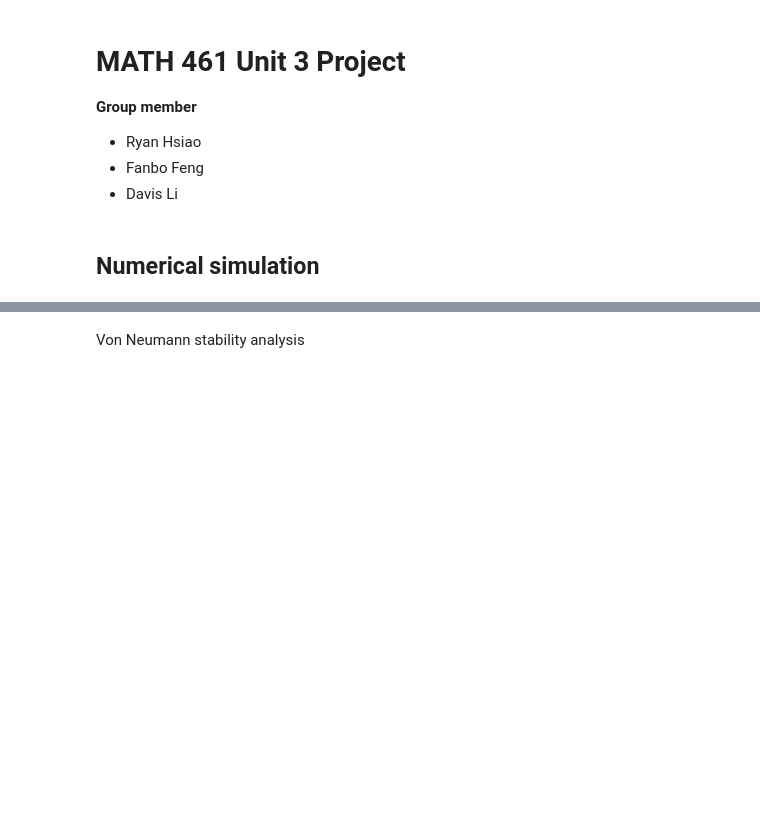
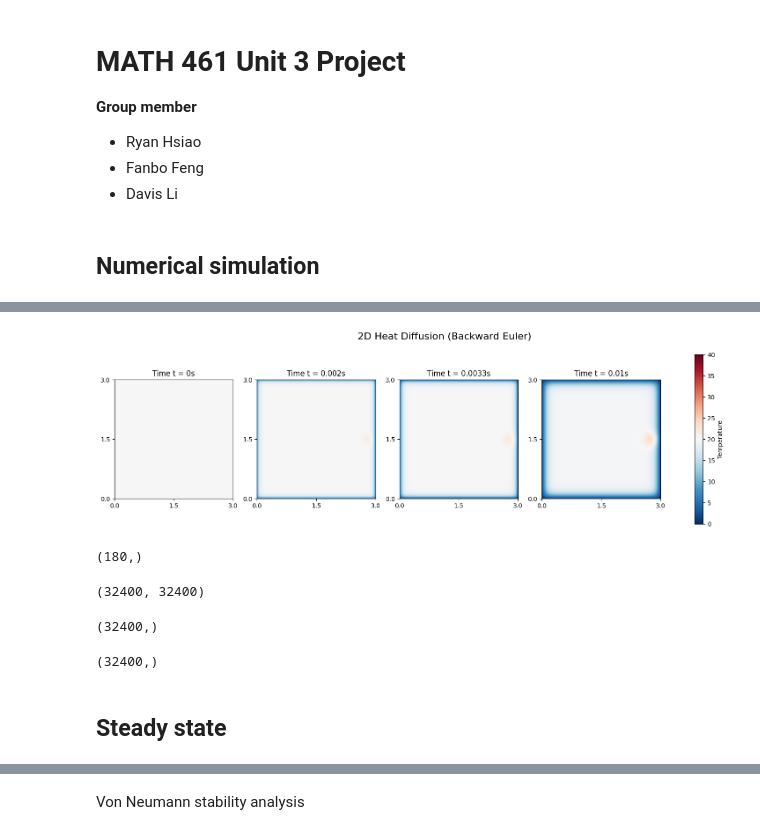
Before and after one commit to tusm06/MATH461_Unit03, a Jupyter notebook: main.ipynb, the cells around one changed output, grey strips where cells are left out. Drawn from its saved outputs; the diff is of its cells as text; code cells hidden in the pictures; blank space fills up the shorter version.

Commit message:
- Updated the kitchen into a square - Add examples from math 405 - Fix README typo - Add codes in main to simulate the heat

```diff
--- a/main.ipynb
+++ b/main.ipynb
@@ -76,0 +15,9 @@ Calculating heat diffusion...
+# %%
+# Parameters
+z = 1
+alpha = 1
+beta = 1
+T_a = 20
+r = 1
+gamma = 1000
+sd = 0.1
@@ -76,0 +64,52 @@ Calculating heat diffusion...
+# %%
+### The following code is adapted and modified from the original MATLAB code provided by Professor Colin Macdonald in MATH 405 in UBC. ###
+
+# Times we want to capture
+target_times = [0, 0.002, 0.0033, 0.01]
+snapshots = {}
+
+for n in range(numsteps + 1):
+    for target in target_times:
+        if np.isclose(t, target, atol=k/2):
+            snapshots[target] = u.reshape(xx.shape)
+
+    if n < numsteps:
+        b = u + k*source
+        u = linalg.spsolve(A, b)
+        t += k
+# %%
+### The following code is adapted and modified from the original MATLAB code provided by Professor Colin Macdonald in MATH 405 in UBC. ###
+
+# Plotting with Blue-Red Colormap
+fig, axes = plt.subplots(1, 4, figsize=(20, 5))
+
+for i, target in enumerate(target_times):
+    # 'RdBu_r' goes from Blue (low) to Red (high)
+    im = axes[i].imshow(snapshots[target], extent=[0, 3, 0, 3], origin='lower', cmap='RdBu_r', vmin=0, vmax=40)
+    axes[i].set_title(f'Time t = {target}s')
+    axes[i].set_xticks([0, 1.5, 3])
+    axes[i].set_yticks([0, 1.5, 3])
+
+fig.colorbar(im, ax=axes.ravel().tolist(), label='Temperature')
+plt.suptitle('2D Heat Diffusion (Backward Euler)', fontsize=16)
+plt.show()
+# %% [output]
+[figure, added]
+# %%
+s.shape
+# %% [output]
+(180,)
+# %%
+L.shape
+# %% [output]
+(32400, 32400)
+# %%
+u.shape
+# %% [output]
+(32400,)
+# %%
+source.shape
+# %% [output]
+(32400,)
+# %% [markdown]
+## Steady state
```
Also changed, not shown: parts of 6 cells of this notebook, 5 other files.
